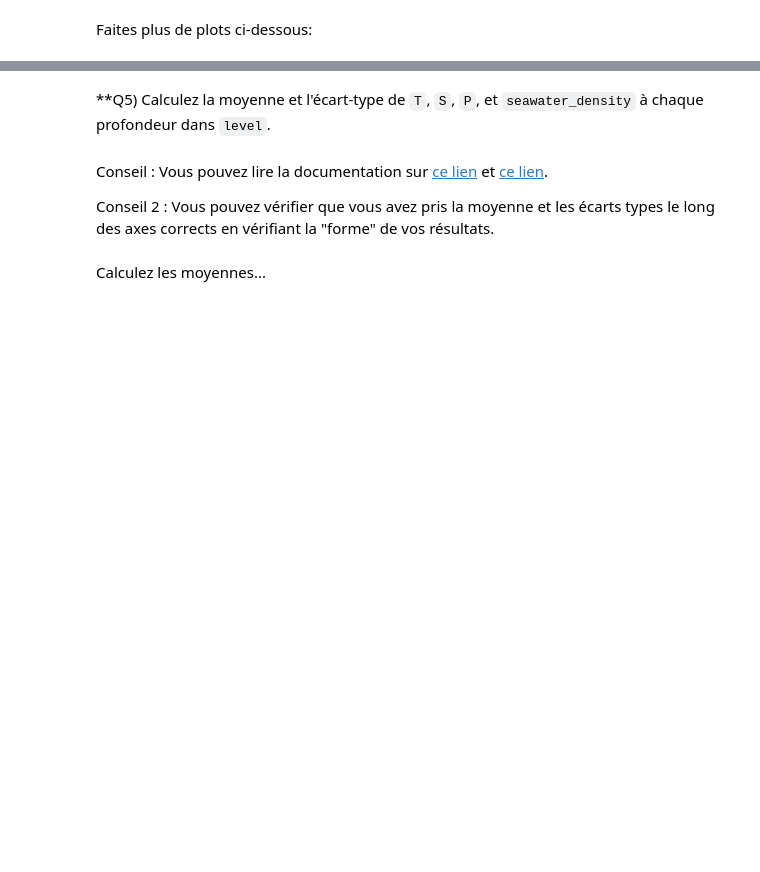
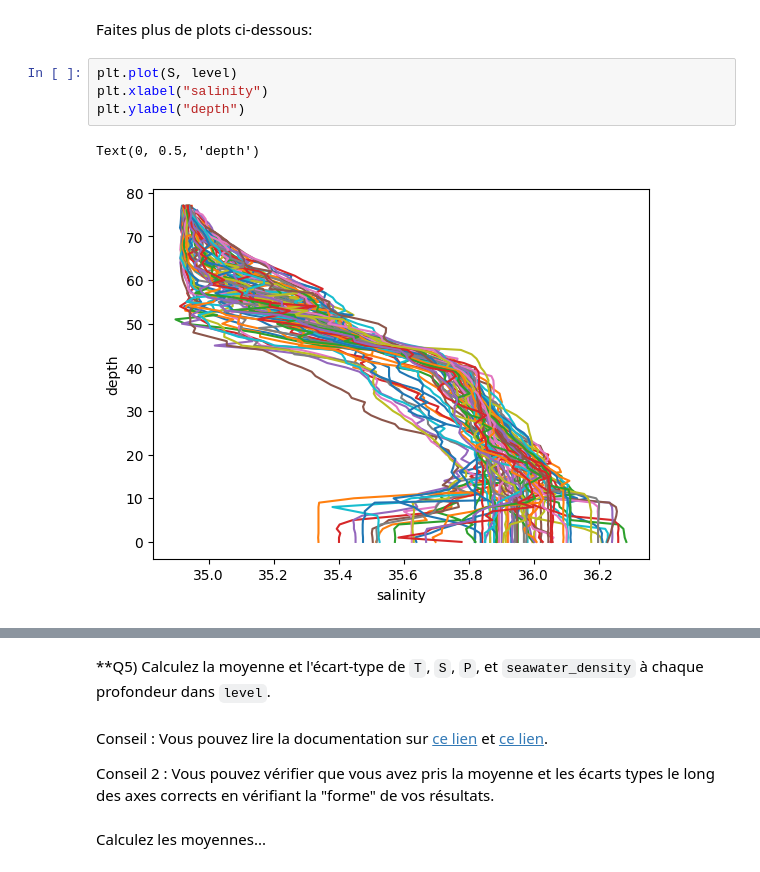
Before and after one commit to washof/2024_Geoinformatique_I, a Jupyter notebook: Geoinformatique_I/IP/Exercices_IP/S4_IP_exercice.ipynb, the cells around one changed output, grey strips where cells are left out. Saved outputs shown, nothing was run; the diff lists cells and outputs as text; blank space fills up the shorter version.

```diff
--- a/Geoinformatique_I/IP/Exercices_IP/S4_IP_exercice.ipynb
+++ b/Geoinformatique_I/IP/Exercices_IP/S4_IP_exercice.ipynb
@@ -179,2 +275,9 @@ plt.title(___)
 # %% [markdown]
 Faites plus de plots ci-dessous:
+# %%
+plt.plot(S, level)
+plt.xlabel("salinity")
+plt.ylabel("depth")
+# %% [output]
+Text(0, 0.5, 'depth')
+[figure, added]
```
Also changed, not shown: parts of 36 cells of this notebook.
